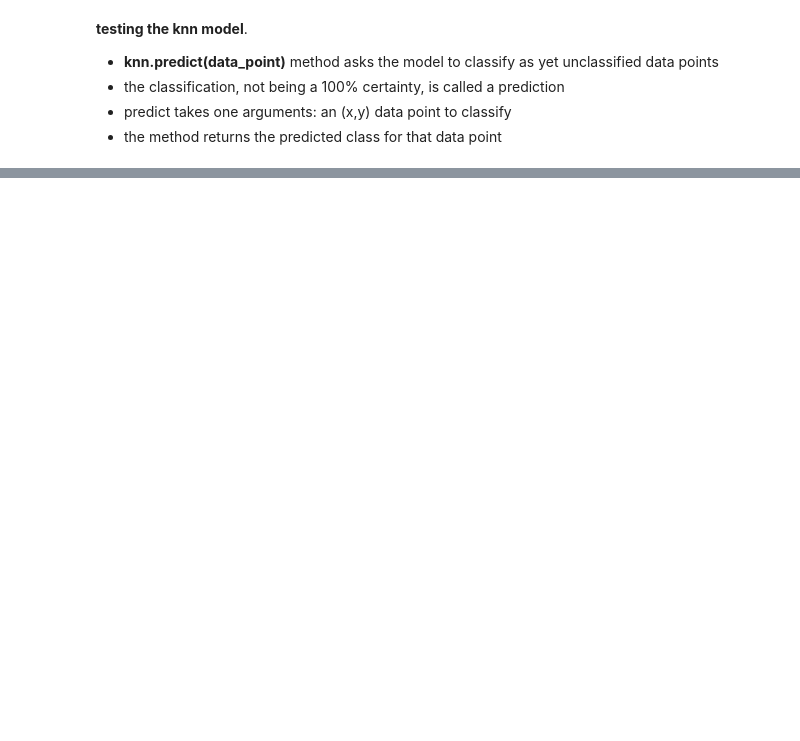
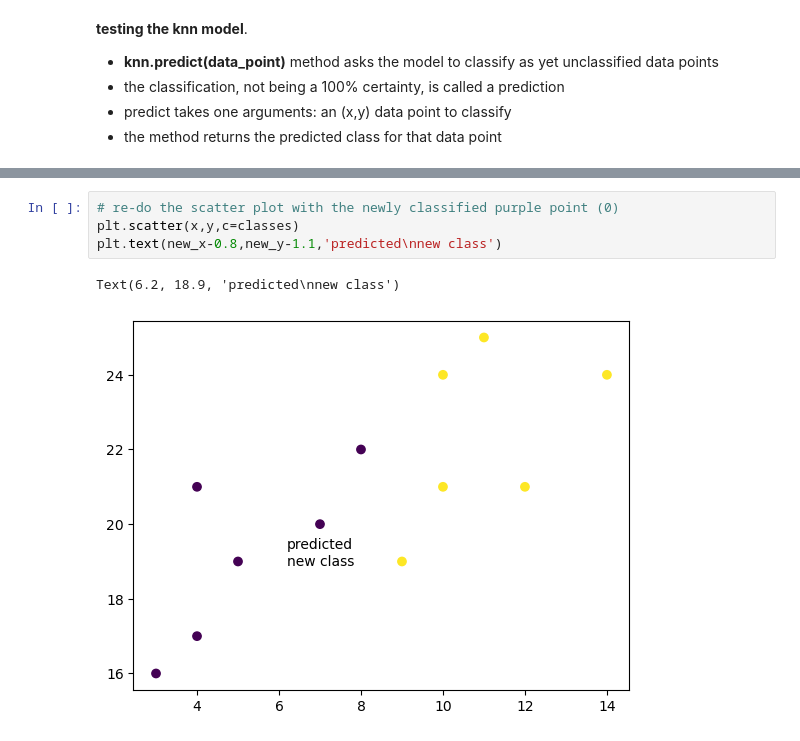
Before and after one commit to brianmccln/Python-Machine-Learning-TMobile-OCt-2025, a Jupyter notebook: __START/_ML_3.0_K_Nearest_Neighbors_PROG.ipynb, the cells around one changed output, grey strips where cells are left out. Cells and saved outputs as stored; diff of their text form; blank space fills up the shorter version.

```diff
--- a/__START/_ML_3.0_K_Nearest_Neighbors_PROG.ipynb
+++ b/__START/_ML_3.0_K_Nearest_Neighbors_PROG.ipynb
@@ -353,0 +360,7 @@ classes: [0, 0, 1, 0, 0, 1, 1, 0, 1, 1, 1, 1]
+# %%
+# re-do the scatter plot with the newly classified purple point (0)
+plt.scatter(x,y,c=classes)
+plt.text(new_x-0.8,new_y-1.1,'predicted\nnew class')
+# %% [output]
+Text(6.2, 18.9, 'predicted\nnew class')
+[figure, added]
```
Also changed, not shown: parts of 31 cells of this notebook.
